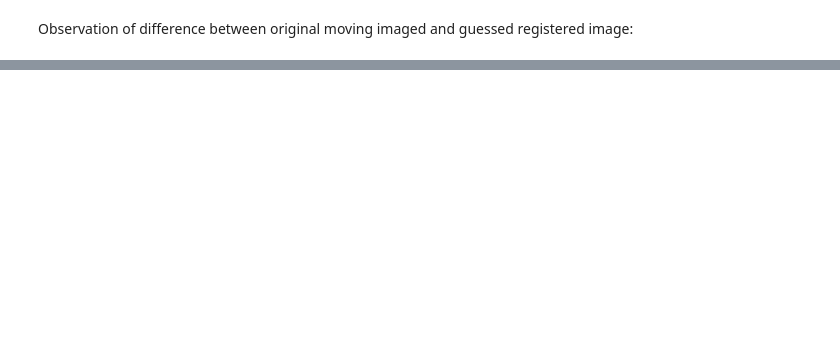
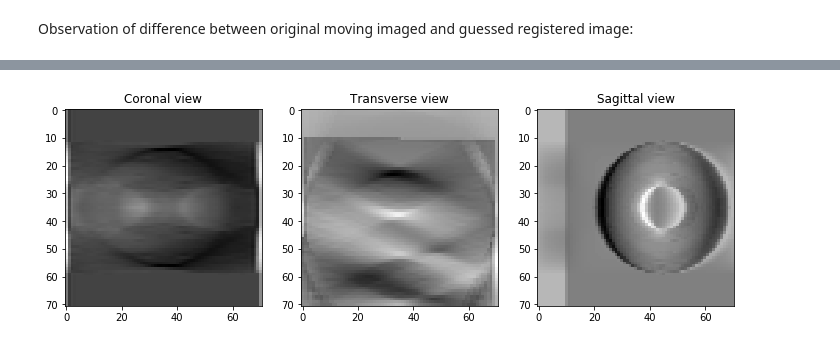
Before and after one commit to alex-delalande/Medical_Image_Analysis, a Jupyter notebook: coupled_registration_reconstruction.ipynb, the cells around one changed output, grey strips where cells are left out. Cells and saved outputs as stored; diff of their text form; code cells hidden in the pictures; blank space fills up the shorter version.

```diff
--- a/coupled_registration_reconstruction.ipynb
+++ b/coupled_registration_reconstruction.ipynb
@@ -309,2 +312,6 @@ array([ 3.96678597e-03, -9.73129219e-04, -9.51877301e+00, -4.14231735e-01])
 # %%
-f2_rec_reg = affine_transformation(f1_rec, angle=-param[0], translation=param[1:], axis='x')
+f2_registered = affine_transformation(f1_rec, angle=angle_reg, translation=translation_reg, axis='x')
+# %%
+plot_volume(f2_rec - f2_registered)
+# %% [output]
+[figure, added]
```
Also changed, not shown: parts of 29 cells of this notebook.
